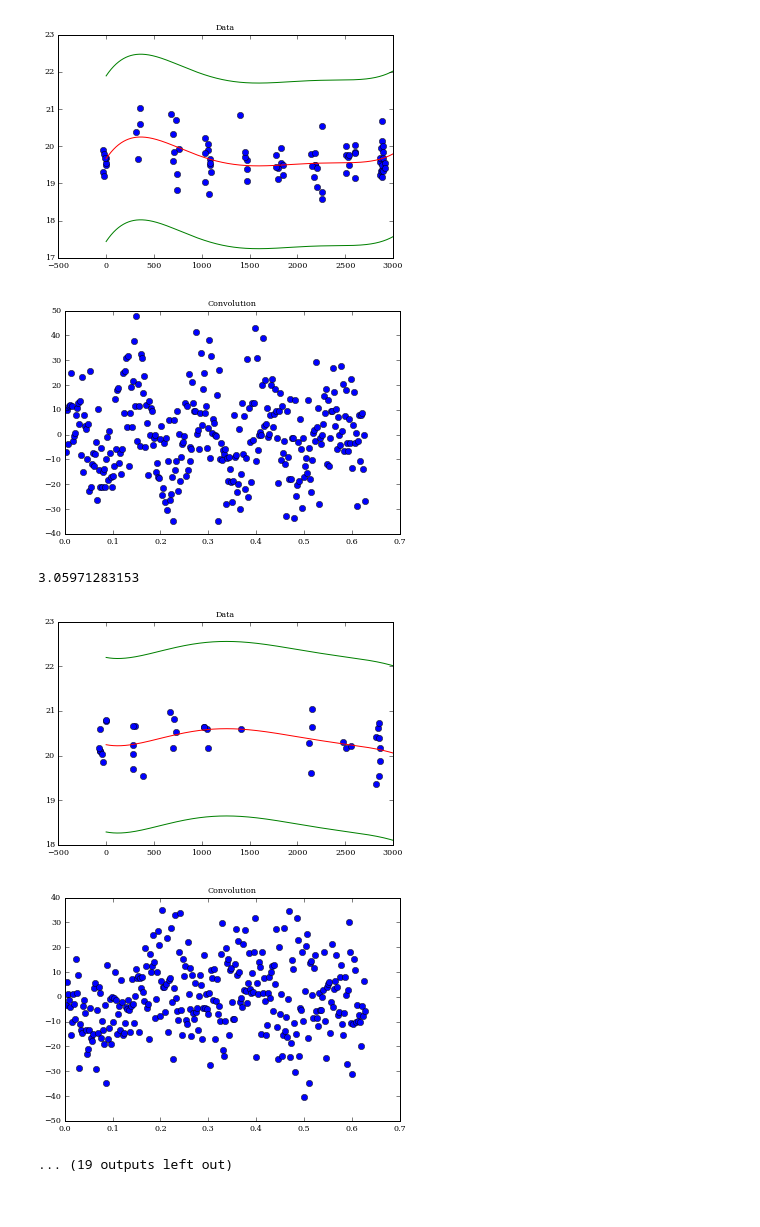
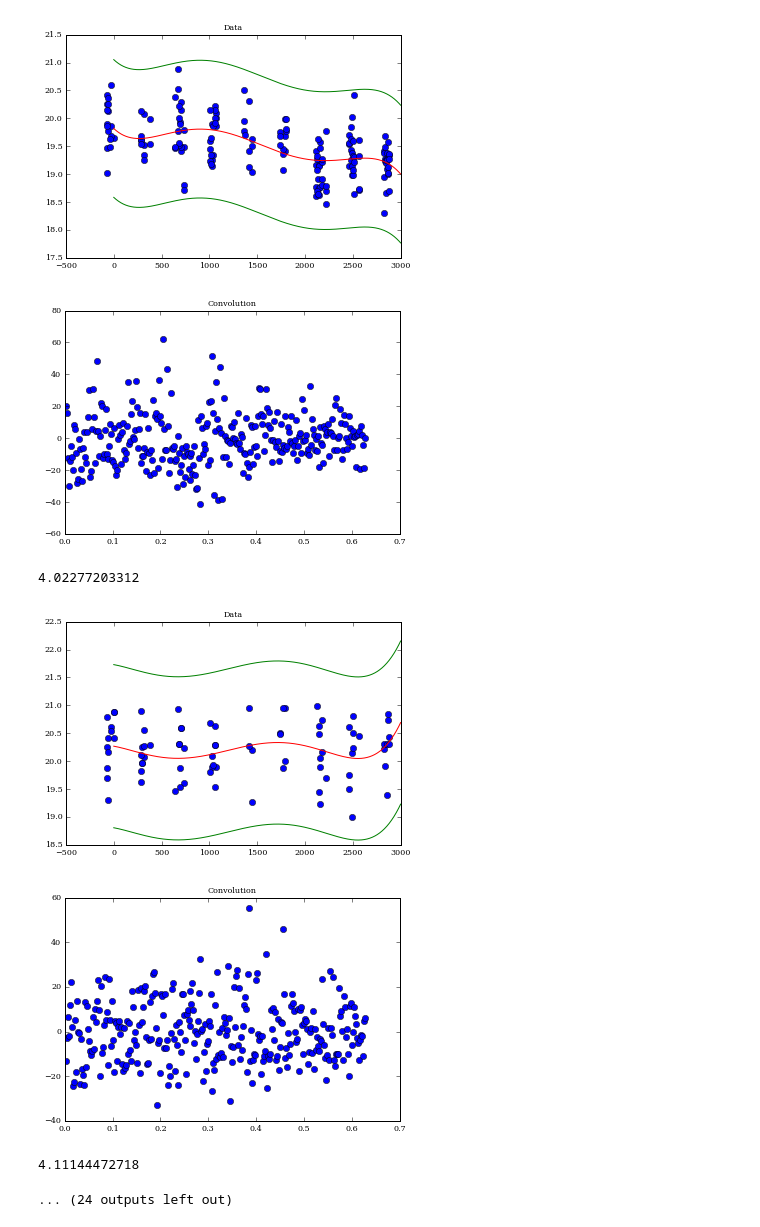
Before and after one commit to joshuazd/lssfds, a Jupyter notebook: gen_sample_data.ipynb, the cells around one changed output. Saved outputs shown, nothing was run; the diff lists cells and outputs as text; code cells hidden in the pictures.

```diff
--- a/gen_sample_data.ipynb
+++ b/gen_sample_data.ipynb
@@ -18,9 +18,9 @@ setup_text_plots(fontsize=8, usetex=False)
 import glob
 
 glob = glob.glob('*/*.dat')
-print glob[:10]
+#print glob[:10]
 #1001110074553.dat'
-for k in glob[:10]:
+for k in glob:
     f = ascii.read(k)
     f0 = f[0][0]
     for i in range(len(f)):
@@ -28,6 +28,8 @@ for k in glob[:10]:
     x = np.array(f['col1'])
     y = np.array(f['col2'])
     yerr = np.array(f['col3'])
+    if x.size < 8 or y.size < 8:
+        continue
     #generate data
     #x = np.linspace(0, 3000, num=200, endpoint=True)
     #y = np.cos(x*0.003)
@@ -83,40 +85,42 @@ for k in glob[:10]:
     PS = (PS - np.mean(PS))/np.std(PS)
     th = (th - np.mean(th))/np.std(th)
 
-    #plot data
-    plt.figure(1)
-    plt.title("Data")
-    plt.plot(x, y, 'o',xp,p(xp),'r-',xp,p(xp)+5*sigma,'g-',xp,p(xp)-5*sigma,'g-')
-    #plt.ylim((-2,2))
-
-    #plot LS-periodogram
-    '''plt.figure(2)
-    plt.title("LS-periodogram")
-    plt.plot(omega,PS,'go')
-
-    #plot AOV periodogram
-    plt.figure(3)
-    plt.title("AOV periodogram")
-    plt.plot(fr,th,'ro')
-    # plt.xlim((0,3000))
-    '''
-    #plot convolution
-    plt.figure(4)
-    plt.title("Convolution")
+    #calculate peak
     conv = np.convolve(PS,th,mode='same')
-    plt.plot(omega,conv,'bo')
-    #pyaov.plper(frmax,x,y,fr,th)
-
-    #plt.subplots_adjust(left=0,top=1,right=1,bottom=0)
-
-    plt.show()
-
-    #calculate peak
     peak = conv.max()
     freq = conv.argmax()
     std = np.std(conv)
     u = np.median(conv)
 
     sig = (peak-u)/std
-    print sig
+
+    if sig > 4:
+        #plot data
+        plt.figure(1)
+        plt.title("Data")
+        plt.plot(x, y, 'o',xp,p(xp),'r-',xp,p(xp)+5*sigma,'g-',xp,p(xp)-5*sigma,'g-')
+        #plt.ylim((-2,2))
+
+        #plot LS-periodogram
+        '''plt.figure(2)
+        plt.title("LS-periodogram")
+        plt.plot(omega,PS,'go')
+
+        #plot AOV periodogram
+        plt.figure(3)
+        plt.title("AOV periodogram")
+        plt.plot(fr,th,'ro')
+        # plt.xlim((0,3000))
+        '''
+        #plot convolution
+        plt.figure(4)
+        plt.title("Convolution")
+        plt.plot(omega,conv,'bo')
+        #pyaov.plper(frmax,x,y,fr,th)
+
+        #plt.subplots_adjust(left=0,top=1,right=1,bottom=0)
+
+        plt.show()
+
+        print sig
 # %% [output]
@@ -130,6 +133,7 @@ for k in glob[:10]:
-[figure, old version]
+[figure, new version]
-[figure, old version]
+[figure, new version]
-3.05971283153
+4.02277203312
-[figure, old version]
+[figure, new version]
-[figure, old version]
+[figure, new version]
+4.11144472718
-... (19 outputs left out)
+... (24 outputs left out)
```
Also changed, not shown: parts of 1 cell of this notebook.
